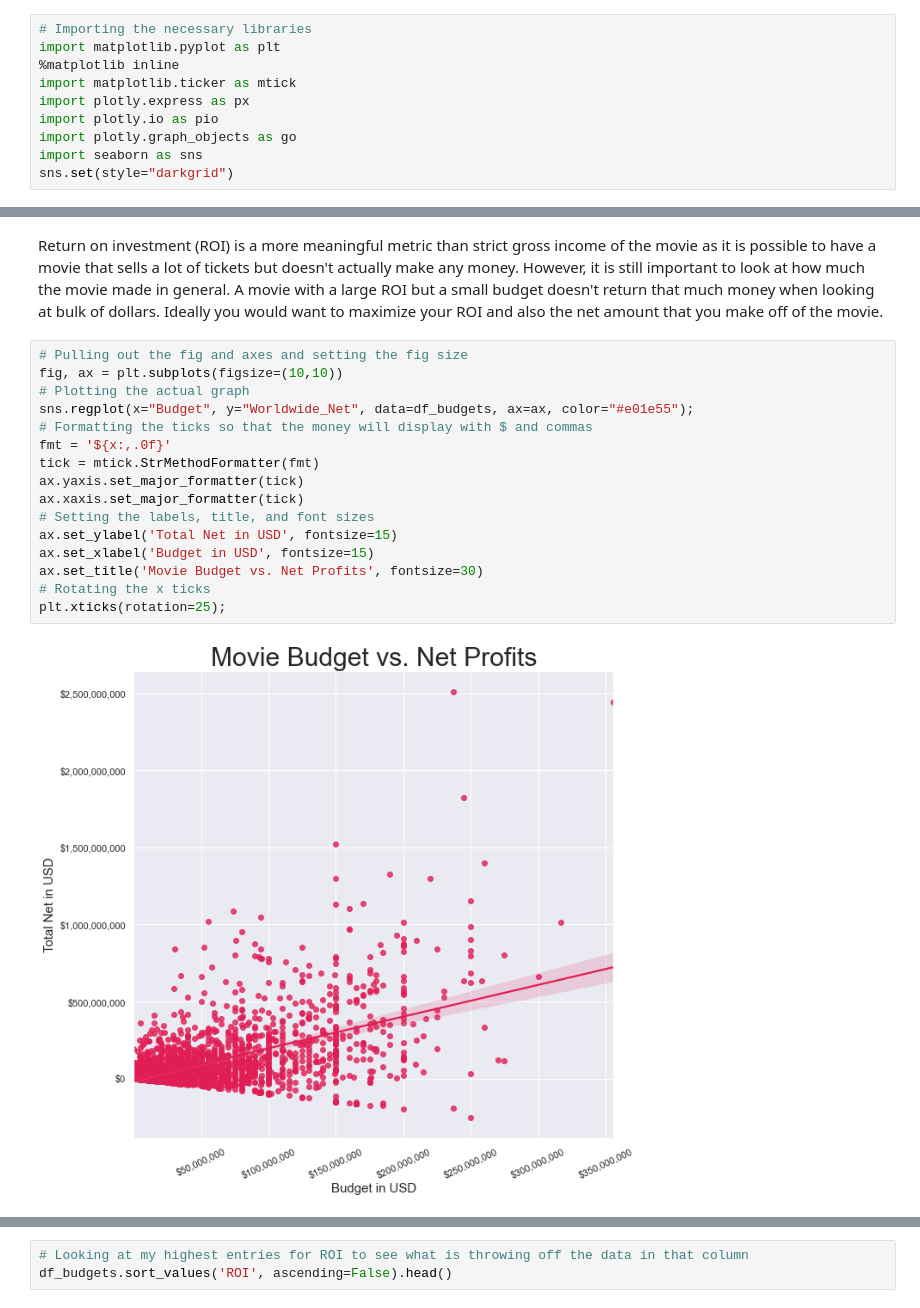
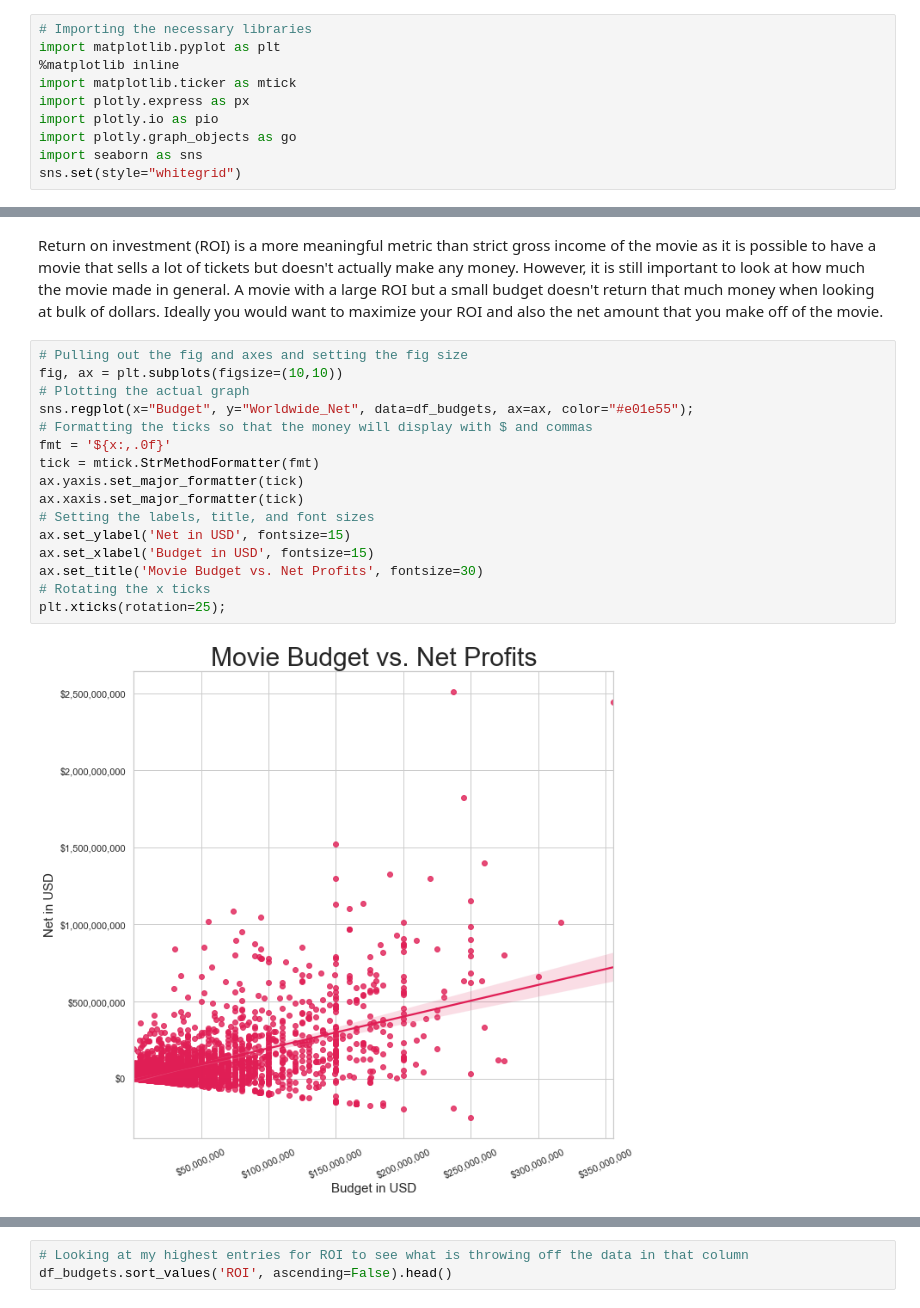
Before and after one commit to AnyOldRandomNameWillDOo/Module-1-Final-Project, a Jupyter notebook: Main Notebook.ipynb, the cells around one changed output, grey strips where cells are left out. Cells and saved outputs as stored; diff of their text form.

```diff
--- a/Main Notebook.ipynb
+++ b/Main Notebook.ipynb
@@ -489,7 +489,7 @@ import plotly.express as px
 import plotly.io as pio
 import plotly.graph_objects as go
 import seaborn as sns
-sns.set(style="darkgrid")
+sns.set(style="whitegrid")
 # %% [markdown]
 In the cell below, I looked at relationships between some of my columns using .scatter_matrix(). One thing I noticed is I can see that worldwide net has increase over the years of my data. That makes sense as I did not do any adjustment for inflation. I also noticed that there is a trend between budget and net. I will be looking more into this later. Another big thing I noticed is that there are some issues with ROI.
 # %%
@@ -526,21 +526,21 @@ Return on investment (ROI) is a more meaningful metric than strict gross income
 # %%
 # Pulling out the fig and axes and setting the fig size
 fig, ax = plt.subplots(figsize=(10,10))
 # Plotting the actual graph
 sns.regplot(x="Budget", y="Worldwide_Net", data=df_budgets, ax=ax, color="#e01e55");
 # Formatting the ticks so that the money will display with $ and commas
 fmt = '${x:,.0f}'
 tick = mtick.StrMethodFormatter(fmt)
 ax.yaxis.set_major_formatter(tick)
 ax.xaxis.set_major_formatter(tick)
 # Setting the labels, title, and font sizes
-ax.set_ylabel('Total Net in USD', fontsize=15)
+ax.set_ylabel('Net in USD', fontsize=15)
 ax.set_xlabel('Budget in USD', fontsize=15)
 ax.set_title('Movie Budget vs. Net Profits', fontsize=30)
 # Rotating the x ticks
 plt.xticks(rotation=25);
 # %% [output]
-[figure, old version]
+[figure, new version]
 # %%
 # Looking at budget vs ROI and there are some outliers that need to be removed
 g = sns.lmplot(x="Budget", y="ROI",
```
Also changed, not shown: parts of 33 cells of this notebook.
